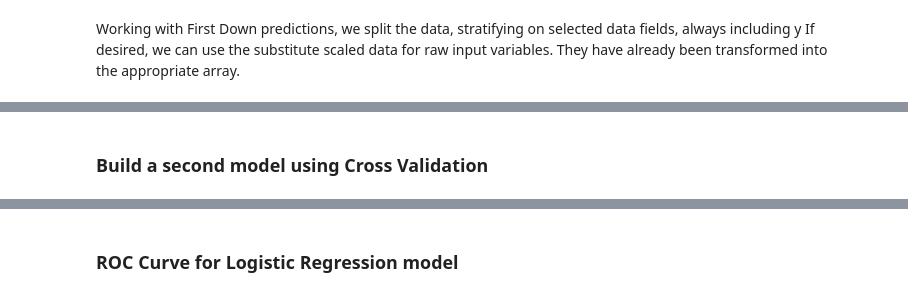
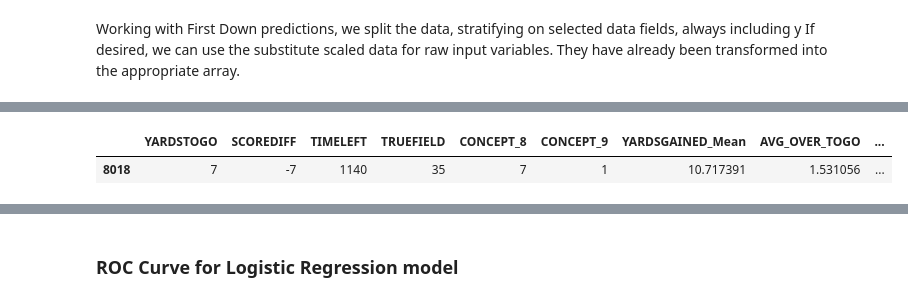
Before and after one commit to git-dan-hub/J_Lab, a Jupyter notebook: ASB_CECL_Model_Deploy_021022.ipynb, the cells around one changed output, grey strips where cells are left out. Cells and saved outputs as stored; diff of their text form; code cells hidden in the pictures.

```diff
--- a/ASB_CECL_Model_Deploy_021022.ipynb
+++ b/ASB_CECL_Model_Deploy_021022.ipynb
@@ -127,2 +125,5 @@ sns.distplot(sk_probs, kde=True, hist=True)
-# %% [markdown]
-### Build a second model using Cross Validation
+# %%
+X.head(1)
+# %% [output]
+|  | YARDSTOGO | SCOREDIFF | TIMELEFT | TRUEFIELD | CONCEPT_8 | CONCEPT_9 | YARDSGAINED_Mean | AVG_OVER_TOGO | ... |
+| 8018 | 7 | -7 | 1140 | 35 | 7 | 1 | 10.717391 | 1.531056 | ... |
```
Also changed, not shown: parts of 49 cells of this notebook.
